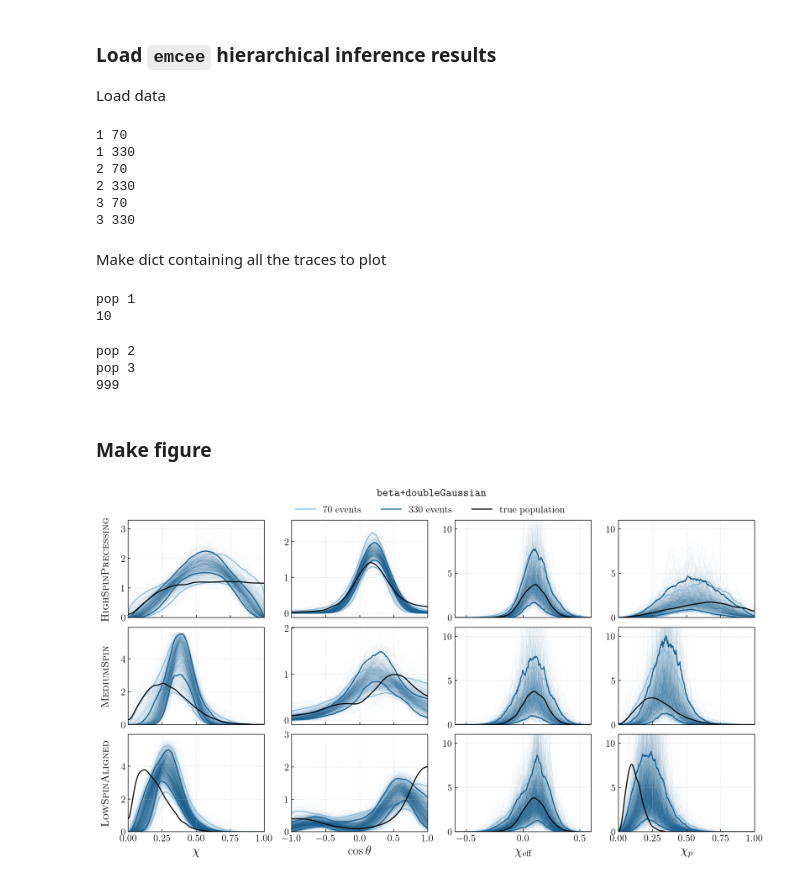
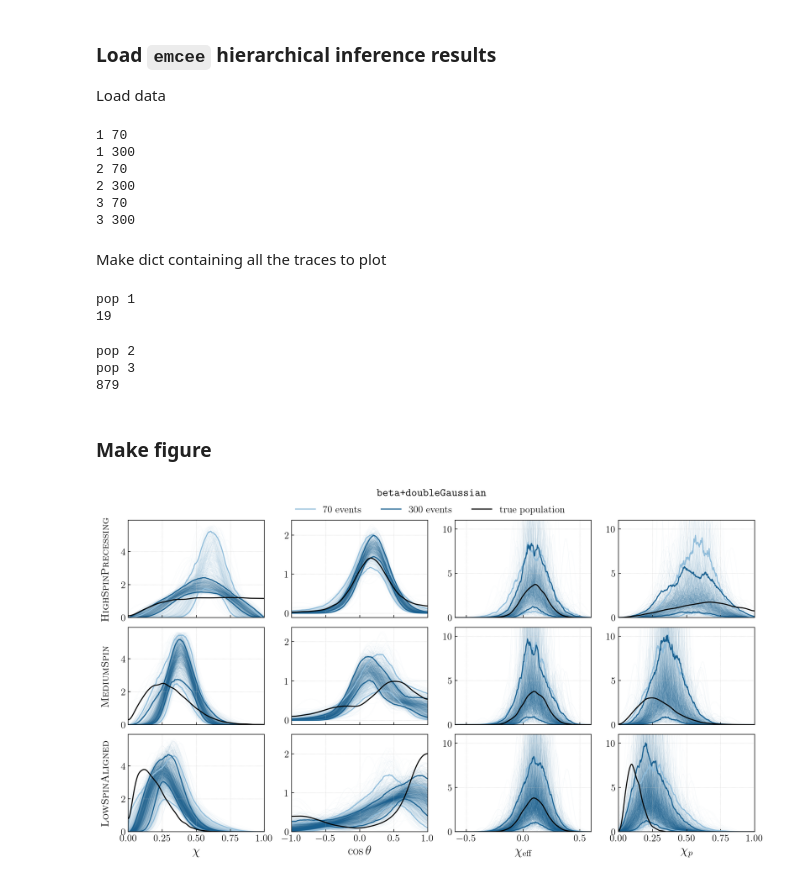
Before and after one commit to simonajmiller/measuring-bbh-component-spin, a Jupyter notebook: Figures/make_figure_02.ipynb, the cells around one changed output. Saved outputs shown, nothing was run; the diff lists cells and outputs as text; code cells hidden in the pictures.

```diff
--- a/Figures/make_figure_02.ipynb
+++ b/Figures/make_figure_02.ipynb
@@ -83,8 +83,8 @@ Load data
 # For loading files
 model = 'betaPlusDoubleGaussian'
 pops = ['1', '2', '3']
-nevents = ['70', '330']
-date = '070523'
+nevents = ['70', '300']
+date = '092823'
 
 # Make Dict
 data_dict = {}
@@ -106,11 +106,11 @@ for pop in pops:
     data_dict['pop '+pop] = data_pop
 # %% [output]
 1 70
-1 330
+1 300
 2 70
-2 330
+2 300
 3 70
-3 330
+3 300
 # %% [markdown]
 Make dict containing all the traces to plot
 # %%
@@ -164,7 +164,8 @@ for pop in pops:
             p_cost[i,:] = calculate_Double_Gaussian(cost_grid, mu1_cost, sigma1_cost, mu2_cost, sigma2_cost, MF_cost, -1, 1)
 
             # generate corresponding distribution for chi_eff and chi_p
-            chi_effs, chi_ps = draw_chiEffs_and_chiPs_betaDoubleGauss(mu_chi, sigma_chi, mu1_cost, sigma1_cost, mu2_cost, sigma2_cost, MF_cost, Bq, n=500)
+            chi_effs, chi_ps = draw_chiEffs_and_chiPs_betaDoubleGauss(mu_chi, sigma_chi, mu1_cost, sigma1_cost, mu2_cost, sigma2_cost, MF_cost, Bq,
+                                                                      mCut=8, n=500)
 
             chieff_kde = gaussian_kde(chi_effs)
             p_chieff[i,:] = chieff_kde(chieff_grid)
@@ -178,10 +179,10 @@ for pop in pops:
     traces_dict[pop_key] = traces_pop
 # %% [output]
 pop 1
-10
+19
 pop 2
 pop 3
-999
+879
 # %% [markdown]
 ### Make figure
 # %%
@@ -195,7 +196,7 @@ labels_dict = {
 # Colors corresponding to different numbers of events
 nevents_colors_dict = {
     '70 events':'#8fbcda',
-    '330 events':'#196090'
+    '300 events':'#196090'
 }
 # %%
 fig, axes = plt.subplots(nrows=3, ncols=4, figsize=(16,8))
@@ -257,33 +258,33 @@ for i,pop_key in enumerate(kde_dict):
     axes[i][3].set_ylim(0,11)
 
     # set label
     axes[i][0].set_ylabel(labels_dict[pop_key], fontsize=15, labelpad=15)
 
     if i!=2:
         for ax in axes[i]:
             ax.set_xticklabels([])
 
 # x-axis labels
 axes[2][0].set_xlabel(r'$\chi$')
 axes[2][1].set_xlabel(r'$\cos\theta$')
 axes[2][2].set_xlabel(r'$\chi_\mathrm{eff}$')
 axes[2][3].set_xlabel(r'$\chi_p$')
 
 # Specific x limits for some
 #axes[1][1].set_ylim(0,2)
-axes[2][1].set_ylim(0,3)
+axes[2][1].set_ylim(0,2.5)
 
 # Add legend
 axes[0][0].legend(bbox_to_anchor=(1.2, 1.02, 1., .102), loc='lower left',ncol=3,  borderaxespad=0.)
 for ax in axes:
     for a in ax:
         a.grid(ls=':', color='silver', lw=0.5)
 
 plt.subplots_adjust(hspace=0.1)
 
 plt.suptitle(r'$\mathrm{\texttt{beta+doubleGaussian}}$', fontsize=16, y=0.96)
 
-plt.savefig('figure_02_temp.pdf',bbox_inches='tight')
+plt.savefig('figure_02.pdf',bbox_inches='tight')
 plt.show()
 # %% [output]
-[figure, old version]
+[figure, new version]
```
Also changed, not shown: 8 other files.
